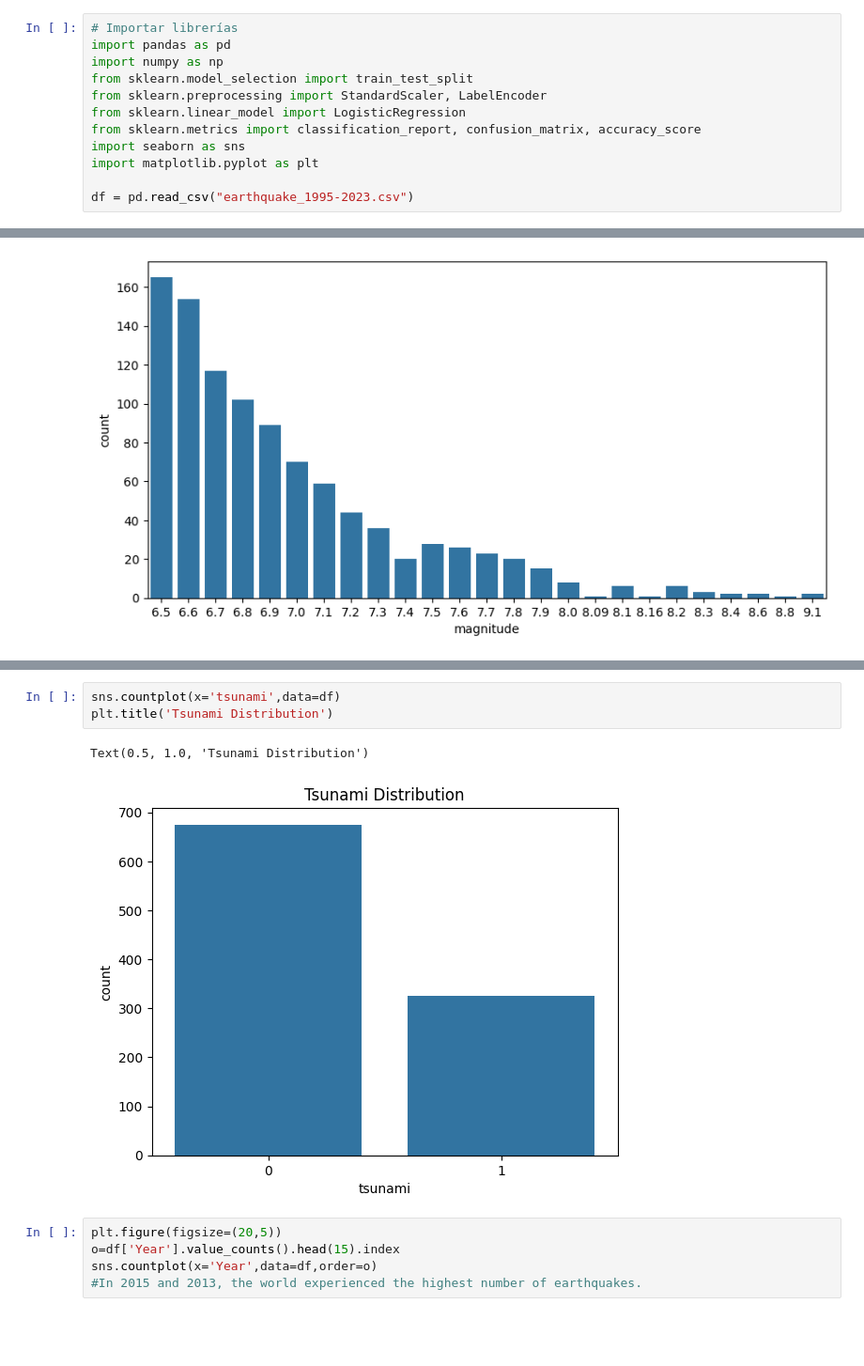
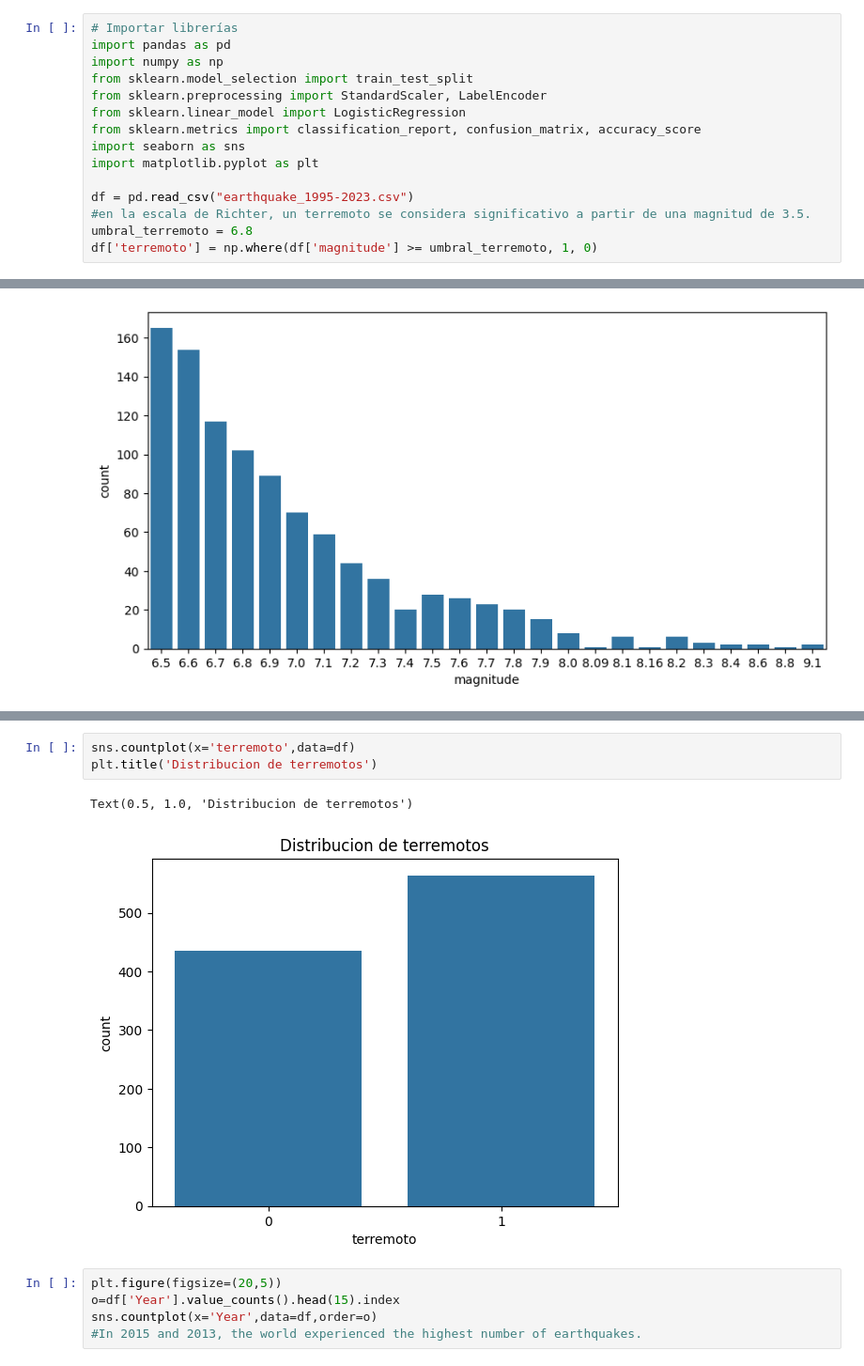
Before and after one commit to CristianLLDev/talentotech, a Jupyter notebook: Proyecto Final Regresion Logistica Terremotos/Proyecto_final_Bootcam_IA_Integrador_Terremotos_Cristian_Llanten.ipynb, the cells around one changed output, grey strips where cells are left out. Shown at 94% size. Saved outputs shown, nothing was run; the diff lists cells and outputs as text; blank space fills up the shorter version.

```diff
--- a/Proyecto Final Regresion Logistica Terremotos/Proyecto_final_Bootcam_IA_Integrador_Terremotos_Cristian_Llanten.ipynb
+++ b/Proyecto Final Regresion Logistica Terremotos/Proyecto_final_Bootcam_IA_Integrador_Terremotos_Cristian_Llanten.ipynb
@@ -10,6 +10,9 @@ import seaborn as sns
 import matplotlib.pyplot as plt
 
 df = pd.read_csv("earthquake_1995-2023.csv")
+#en la escala de Richter, un terremoto se considera significativo a partir de una magnitud de 3.5.
+umbral_terremoto = 6.8
+df['terremoto'] = np.where(df['magnitude'] >= umbral_terremoto, 1, 0)
 # %%
 pd.set_option('display.max_columns', None)
 pd.set_option('display.max_rows', None)
@@ -220,9 +223,9 @@ sns.scatterplot(x='sig',y='magnitude',data=df,hue='tsunami')
 # %%
-sns.countplot(x='tsunami',data=df)
-plt.title('Tsunami Distribution')
+sns.countplot(x='terremoto',data=df)
+plt.title('Distribucion de terremotos')
 # %% [output]
-Text(0.5, 1.0, 'Tsunami Distribution')
+Text(0.5, 1.0, 'Distribucion de terremotos')
-[figure, old version]
+[figure, new version]
 # %%
 plt.figure(figsize=(20,5))
 o=df['Year'].value_counts().head(15).index
```
Also changed, not shown: parts of 19 cells of this notebook.
